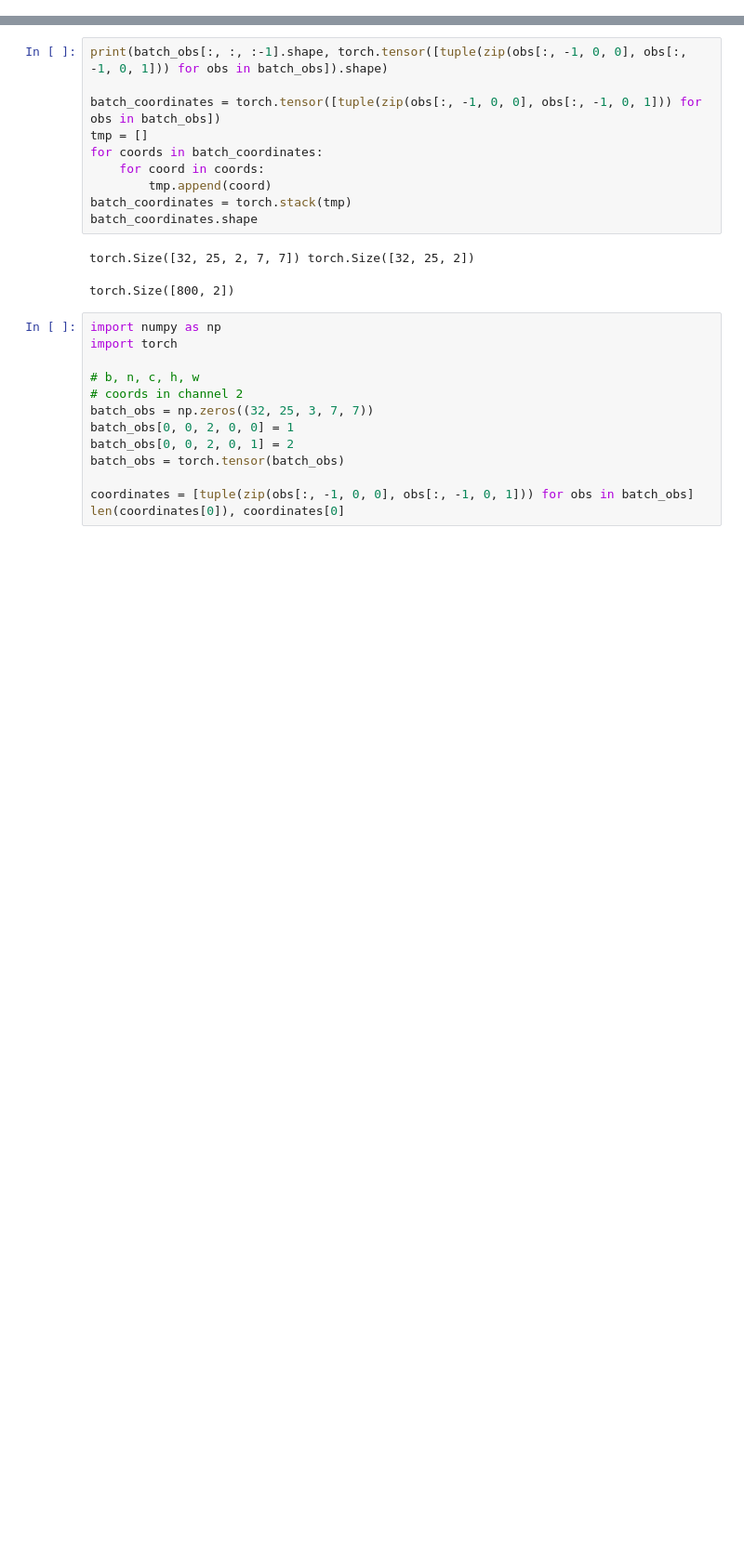
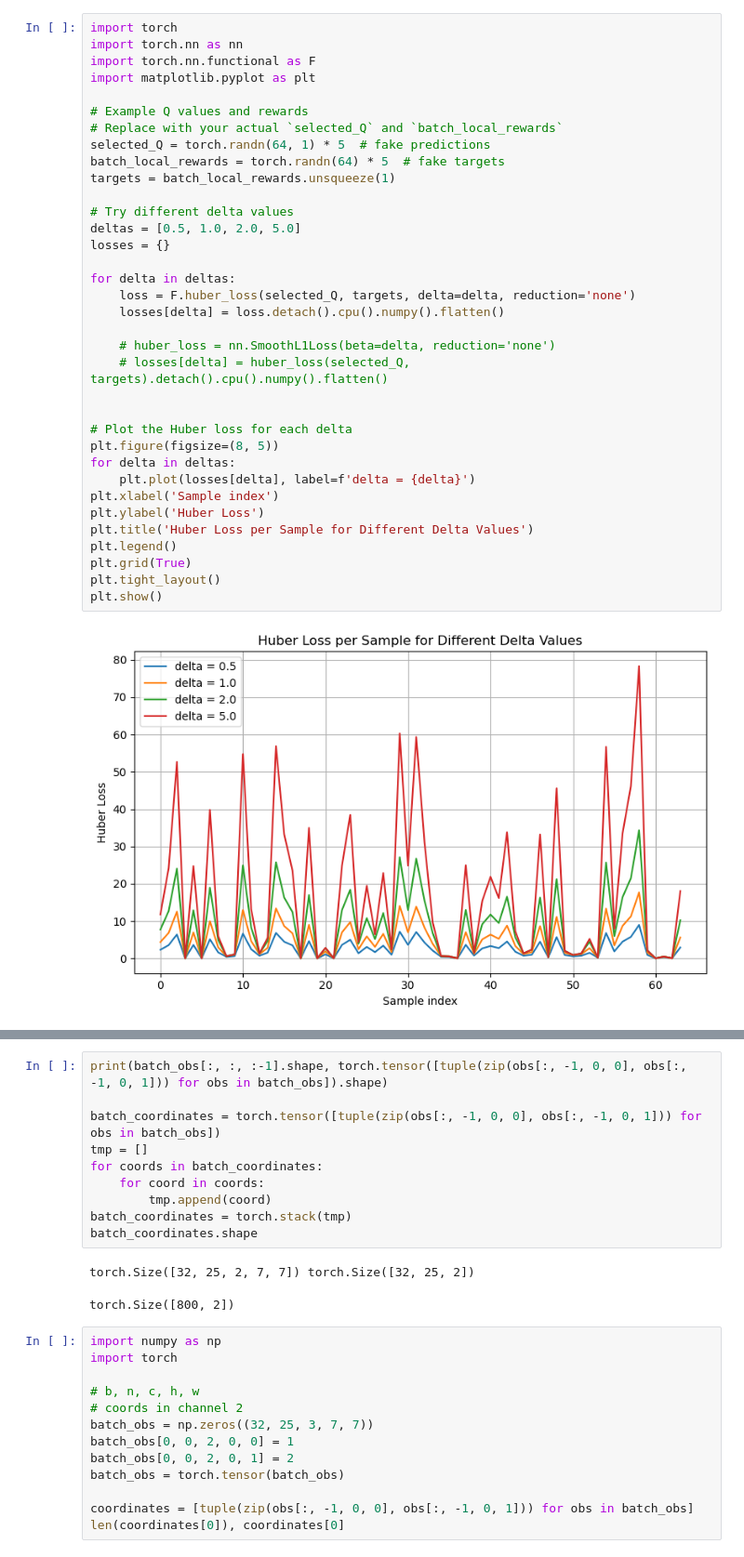
Before and after one commit to ervsam/congenial-lamp, a Jupyter notebook: DELETE.ipynb, the cells around one changed output, grey strips where cells are left out. Shown at 93% size. Cells and saved outputs as stored; diff of their text form; blank space fills up the shorter version.

```diff
--- a/DELETE.ipynb
+++ b/DELETE.ipynb
@@ -4,0 +319,37 @@
+# %%
+import torch
+import torch.nn as nn
+import torch.nn.functional as F
+import matplotlib.pyplot as plt
+
+# Example Q values and rewards
+# Replace with your actual `selected_Q` and `batch_local_rewards`
+selected_Q = torch.randn(64, 1) * 5  # fake predictions
+batch_local_rewards = torch.randn(64) * 5  # fake targets
+targets = batch_local_rewards.unsqueeze(1)
+
+# Try different delta values
+deltas = [0.5, 1.0, 2.0, 5.0]
+losses = {}
+
+for delta in deltas:
+    loss = F.huber_loss(selected_Q, targets, delta=delta, reduction='none')
+    losses[delta] = loss.detach().cpu().numpy().flatten()
+
+    # huber_loss = nn.SmoothL1Loss(beta=delta, reduction='none')
+    # losses[delta] = huber_loss(selected_Q, targets).detach().cpu().numpy().flatten()
+
+
+# Plot the Huber loss for each delta
+plt.figure(figsize=(8, 5))
+for delta in deltas:
+    plt.plot(losses[delta], label=f'delta = {delta}')
+plt.xlabel('Sample index')
+plt.ylabel('Huber Loss')
+plt.title('Huber Loss per Sample for Different Delta Values')
+plt.legend()
+plt.grid(True)
+plt.tight_layout()
+plt.show()
+# %% [output]
+[figure, added]
```
Also changed, not shown: parts of 20 cells of this notebook, 10 other files.
